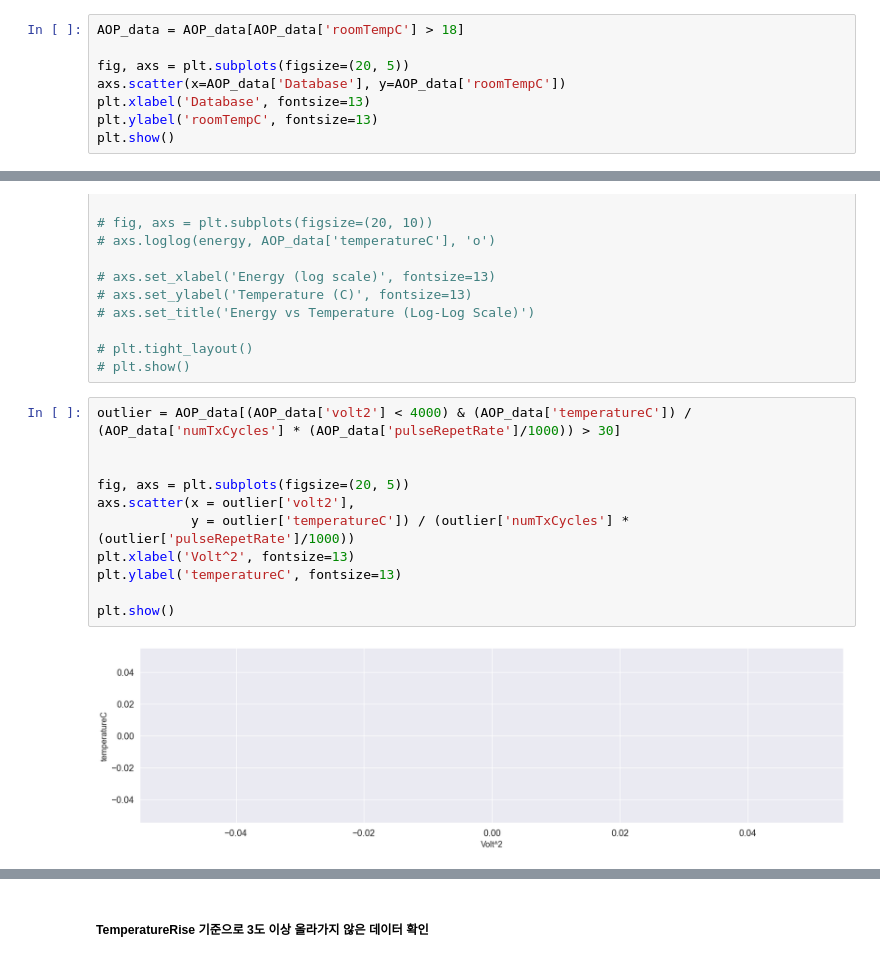
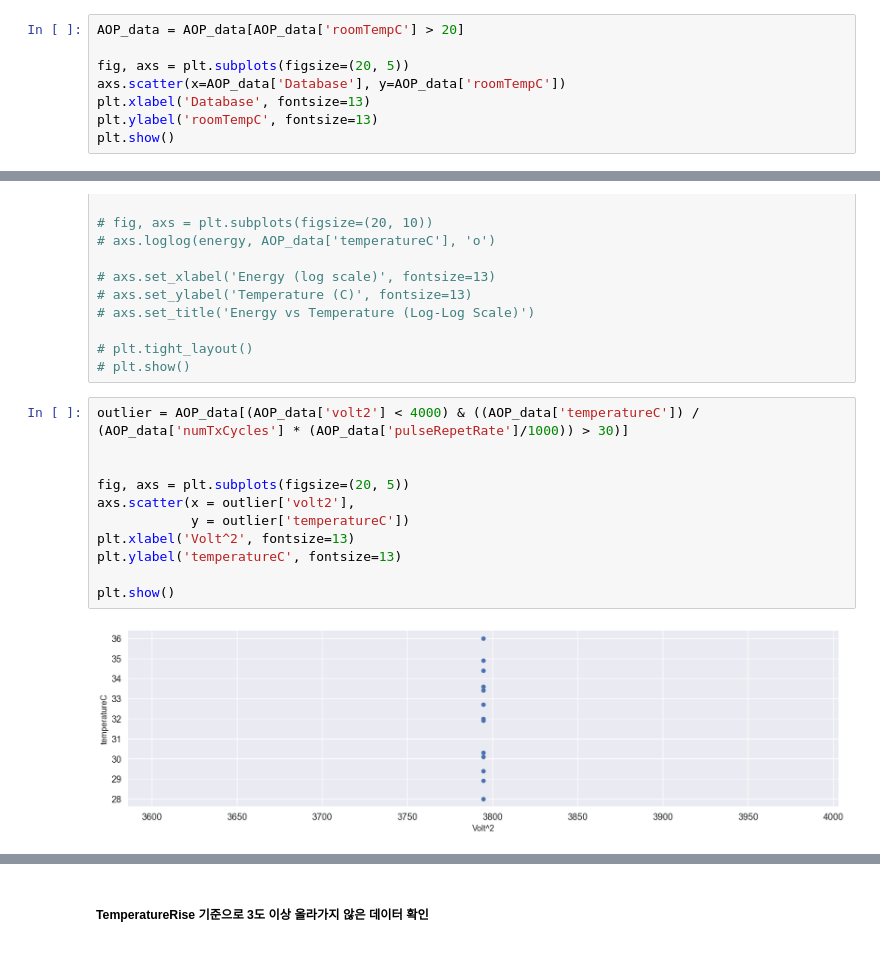
Before and after one commit to Hot-KimChi/Temperature_Modeling_Check, a Jupyter notebook: Temperature measurement_by measSet.ipynb, the cells around one changed output, grey strips where cells are left out. Cells and saved outputs as stored; diff of their text form.

```diff
--- a/Temperature measurement_by measSet.ipynb
+++ b/Temperature measurement_by measSet.ipynb
@@ -382,5 +393,5 @@ plt.show()
 # %%
-AOP_data = AOP_data[AOP_data['roomTempC'] > 18]
+AOP_data = AOP_data[AOP_data['roomTempC'] > 20]
 
 fig, axs = plt.subplots(figsize=(20, 5))
 axs.scatter(x=AOP_data['Database'], y=AOP_data['roomTempC'])
@@ -663,17 +674,17 @@ plt.show()
 # plt.tight_layout()
 # plt.show()
 # %%
-outlier = AOP_data[(AOP_data['volt2'] < 4000) & (AOP_data['temperatureC']) / (AOP_data['numTxCycles'] * (AOP_data['pulseRepetRate']/1000)) > 30]
+outlier = AOP_data[(AOP_data['volt2'] < 4000) & ((AOP_data['temperatureC']) / (AOP_data['numTxCycles'] * (AOP_data['pulseRepetRate']/1000)) > 30)]
 
 
 fig, axs = plt.subplots(figsize=(20, 5))
 axs.scatter(x = outlier['volt2'],
-            y = outlier['temperatureC']) / (outlier['numTxCycles'] * (outlier['pulseRepetRate']/1000))
+            y = outlier['temperatureC'])
 plt.xlabel('Volt^2', fontsize=13)
 plt.ylabel('temperatureC', fontsize=13)
 
 plt.show()
 # %% [output]
-[figure, old version]
+[figure, new version]
 # %%
 print(outlier.shape)
```
Also changed, not shown: parts of 17 cells of this notebook.
